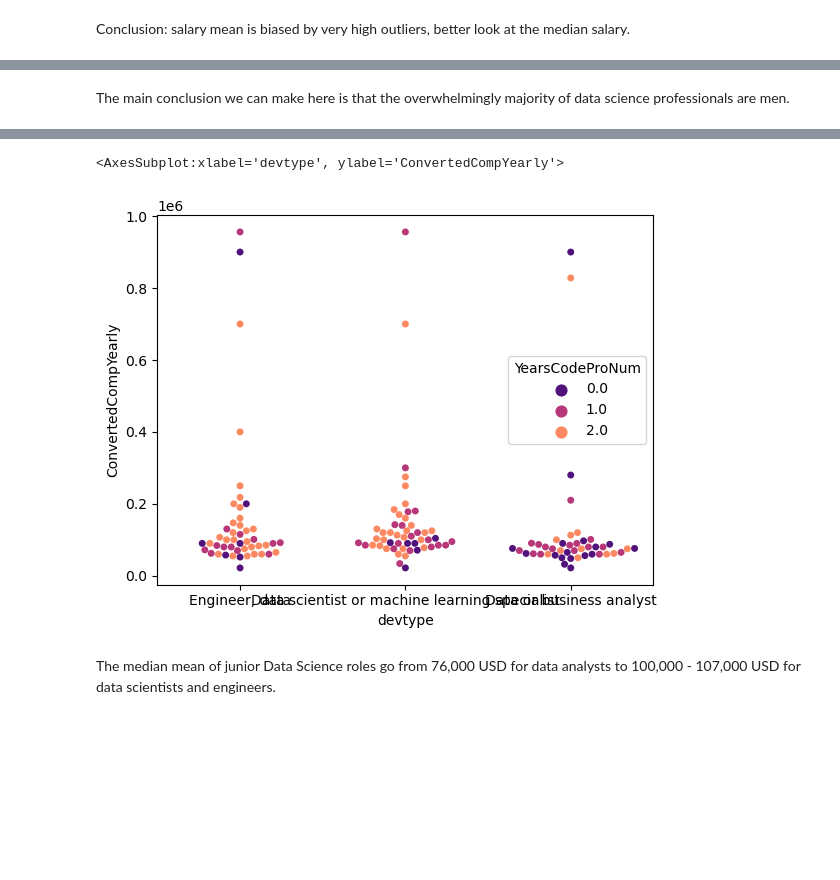
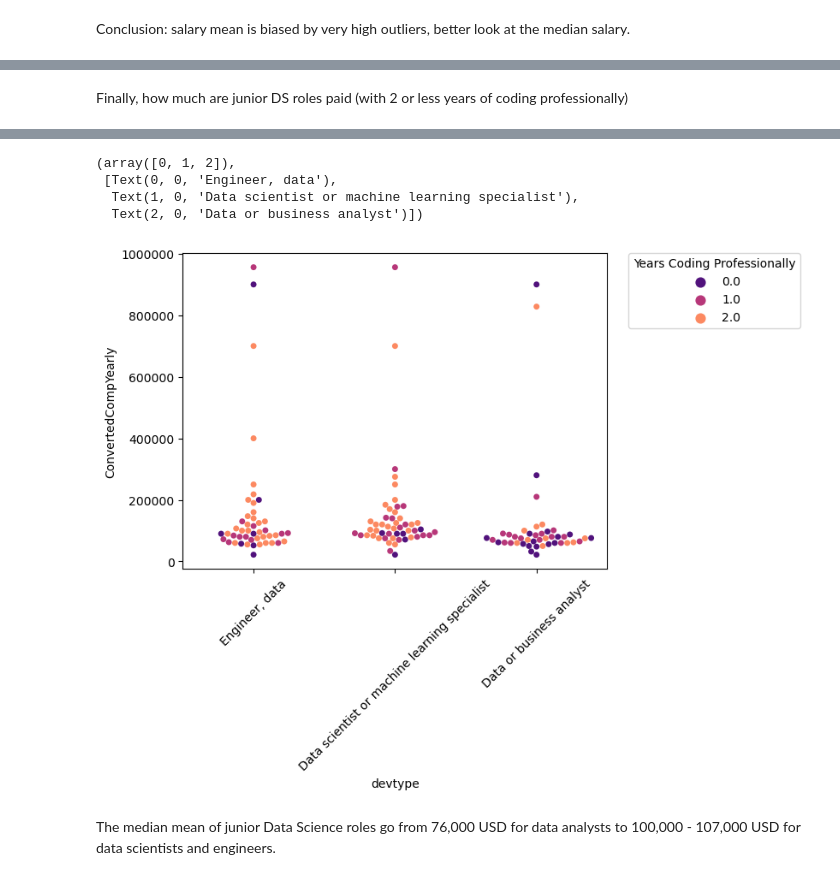
Before and after one commit to thecochenille/stackoverflow_survey2019to2022, a Jupyter notebook: Stackoverflow_survey2022Analysis.ipynb, the cells around one changed output, grey strips where cells are left out. Drawn from its saved outputs; the diff is of its cells as text; code cells hidden in the pictures; blank space fills up the shorter version.

Commit message:
Update Stackoverflow_survey2022Analysis.ipynb
- changed plots

```diff
--- a/Stackoverflow_survey2022Analysis.ipynb
+++ b/Stackoverflow_survey2022Analysis.ipynb
@@ -356,5 +364,6 @@ sns.catplot(hue='Gender',y='ConvertedCompYearly',
-# %% [markdown]
-The main conclusion we can make here is that the overwhelmingly majority of data science professionals are men.
+# %% [markdown]
+
+Finally, how much are junior DS roles paid (with 2 or less years of coding professionally)
 # %%
 df2022_DS_USA_junior=df2022_DS_USA[df2022_DS_USA['YearsCodeProNum']<=2]
 df2022_DS_USA_junior.groupby(by='devtype')['ConvertedCompYearly'].describe().astype(str)
@@ -367,10 +376,17 @@ df2022_DS_USA_junior.groupby(by='devtype')['ConvertedCompYearly'].describe().ast
 # %%
 sns.swarmplot(x='devtype',y='ConvertedCompYearly',hue='YearsCodeProNum',
             data=df2022_DS_USA_junior[df2022_DS_USA_junior['ConvertedCompYearly']<=0.1e7],
             palette='magma')
+plt.legend(bbox_to_anchor=(1.05, 1), loc='upper left', borderaxespad=0,title="Years Coding Professionally")
+
+plt.ticklabel_format(style='plain', axis='y')
+plt.xticks(rotation=45)
 # %% [output]
-<AxesSubplot:xlabel='devtype', ylabel='ConvertedCompYearly'>
+(array([0, 1, 2]),
+ [Text(0, 0, 'Engineer, data'),
+  Text(1, 0, 'Data scientist or machine learning specialist'),
+  Text(2, 0, 'Data or business analyst')])
-[figure, old version]
+[figure, new version]
 # %% [markdown]
 The median mean of junior Data Science roles go from 76,000 USD for data analysts to  100,000 - 107,000 USD for data scientists and engineers.
 # %% [markdown]
```
Also changed, not shown: parts of 22 cells of this notebook.
